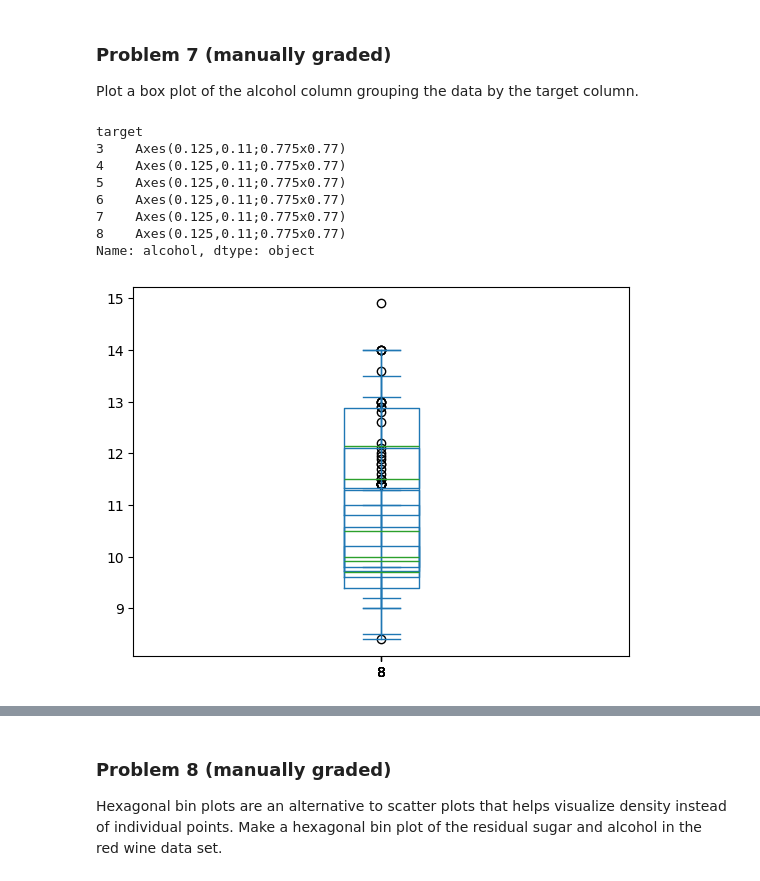
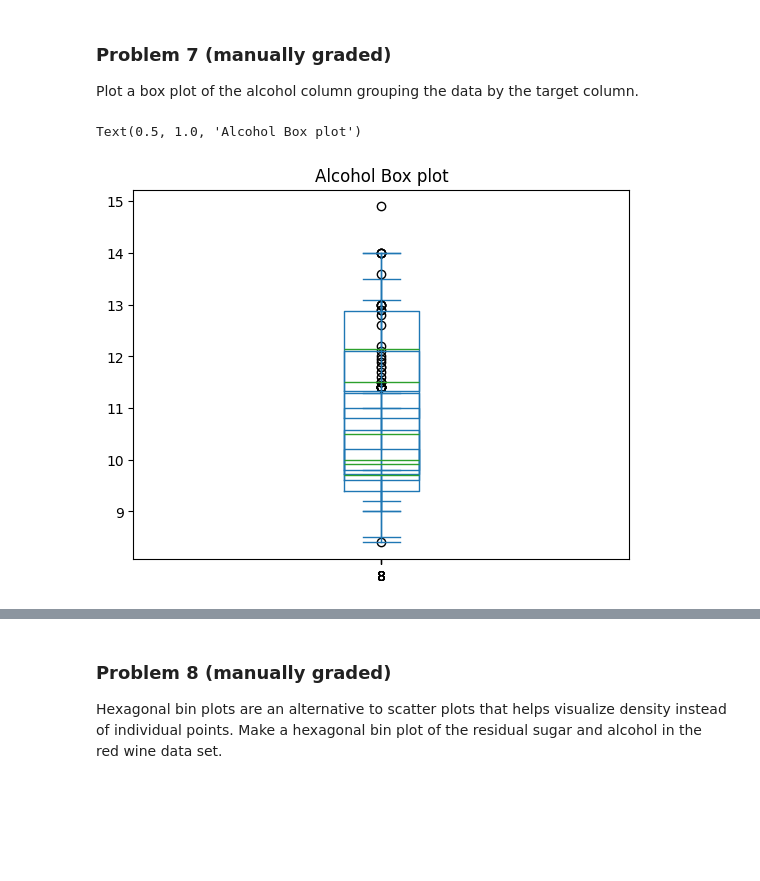
Before and after one commit to AL-Holmes/dx602-homework-10, a Jupyter notebook: homework.ipynb, the cells around one changed output, grey strips where cells are left out. Cells and saved outputs as stored; diff of their text form; code cells hidden in the pictures; blank space fills up the shorter version.

```diff
--- a/homework.ipynb
+++ b/homework.ipynb
@@ -154,17 +154,11 @@ Plot a box plot of the alcohol column grouping the data by the target column.
 # %%
 # YOUR CHANGES HERE
 
 red_wine.groupby("target")['alcohol'].plot.box()
+plt.title('Alcohol Box plot')
 # %% [output]
-target
-3    Axes(0.125,0.11;0.775x0.77)
-4    Axes(0.125,0.11;0.775x0.77)
-5    Axes(0.125,0.11;0.775x0.77)
-6    Axes(0.125,0.11;0.775x0.77)
-7    Axes(0.125,0.11;0.775x0.77)
-8    Axes(0.125,0.11;0.775x0.77)
-Name: alcohol, dtype: object
+Text(0.5, 1.0, 'Alcohol Box plot')
-[figure, old version]
+[figure, new version]
 # %% [markdown]
 <div style="page-break-after: always;"></div>
 # %% [markdown]
```
Also changed, not shown: parts of 2 cells of this notebook.
